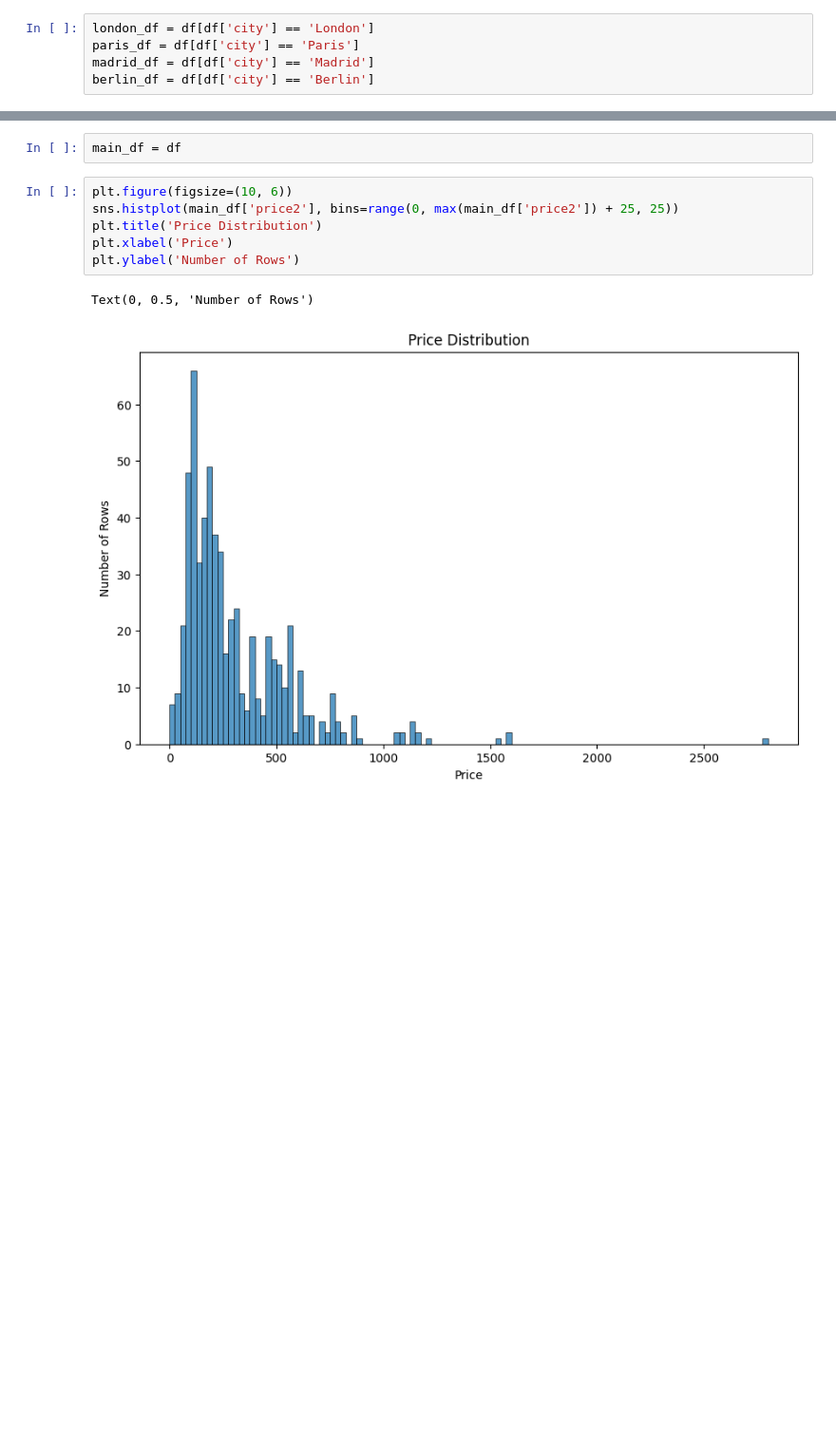
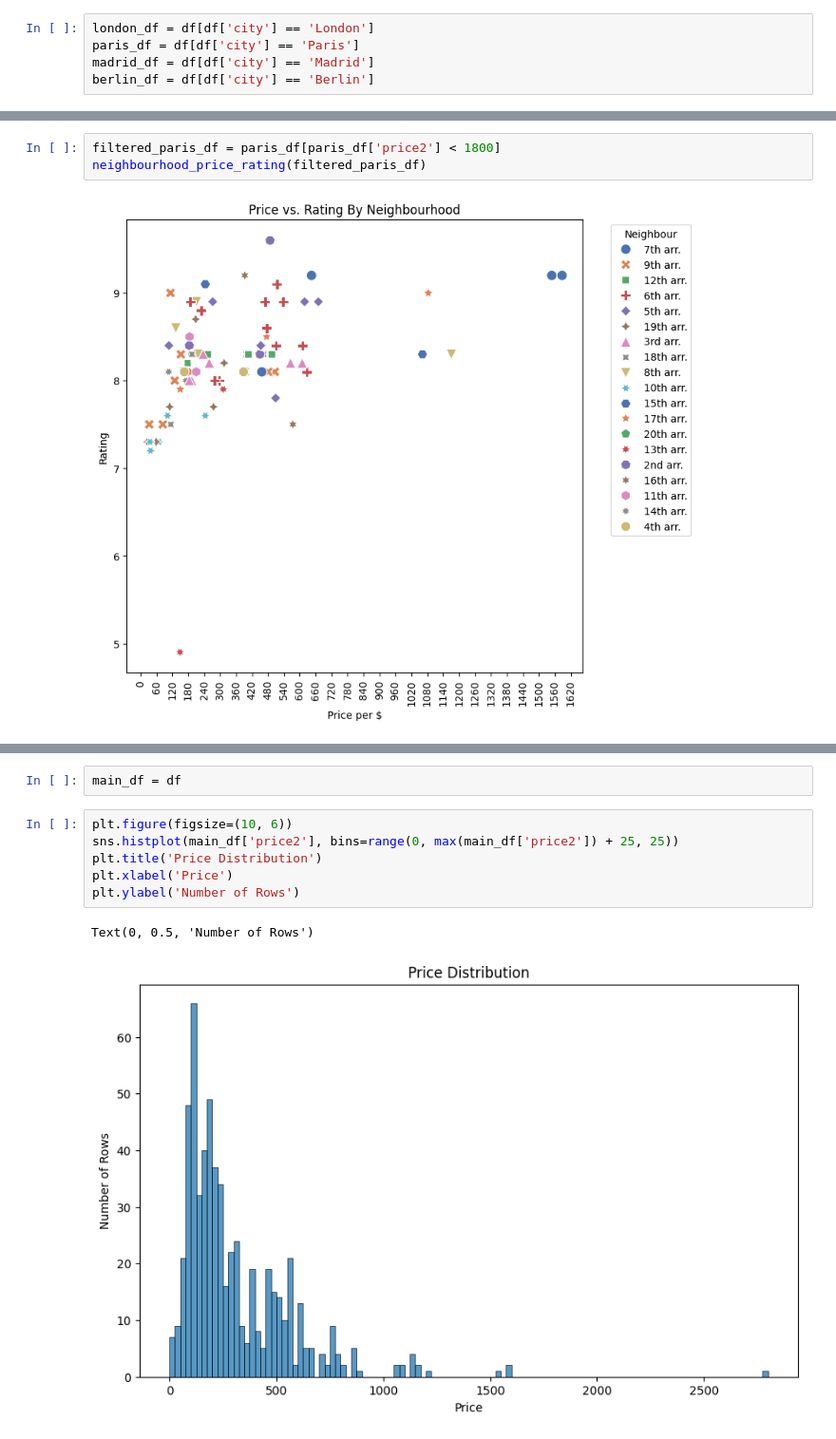
Before and after one commit to amirmfarzane/Data-Science-Course-Projects, a Jupyter notebook: P1/analysis.ipynb, the cells around one changed output, grey strips where cells are left out. Shown at 95% size. Saved outputs shown, nothing was run; the diff lists cells and outputs as text; blank space fills up the shorter version.

```diff
--- a/P1/analysis.ipynb
+++ b/P1/analysis.ipynb
@@ -230,3 +245,8 @@ neighbourhood_price_rating(paris_df)
+# %%
+filtered_paris_df = paris_df[paris_df['price2'] < 1800]
+neighbourhood_price_rating(filtered_paris_df)
+# %% [output]
+[figure, added]
 # %%
 neighbourhood_price_rating(madrid_df)
 # %% [output]
```
Also changed, not shown: parts of 11 cells of this notebook.
